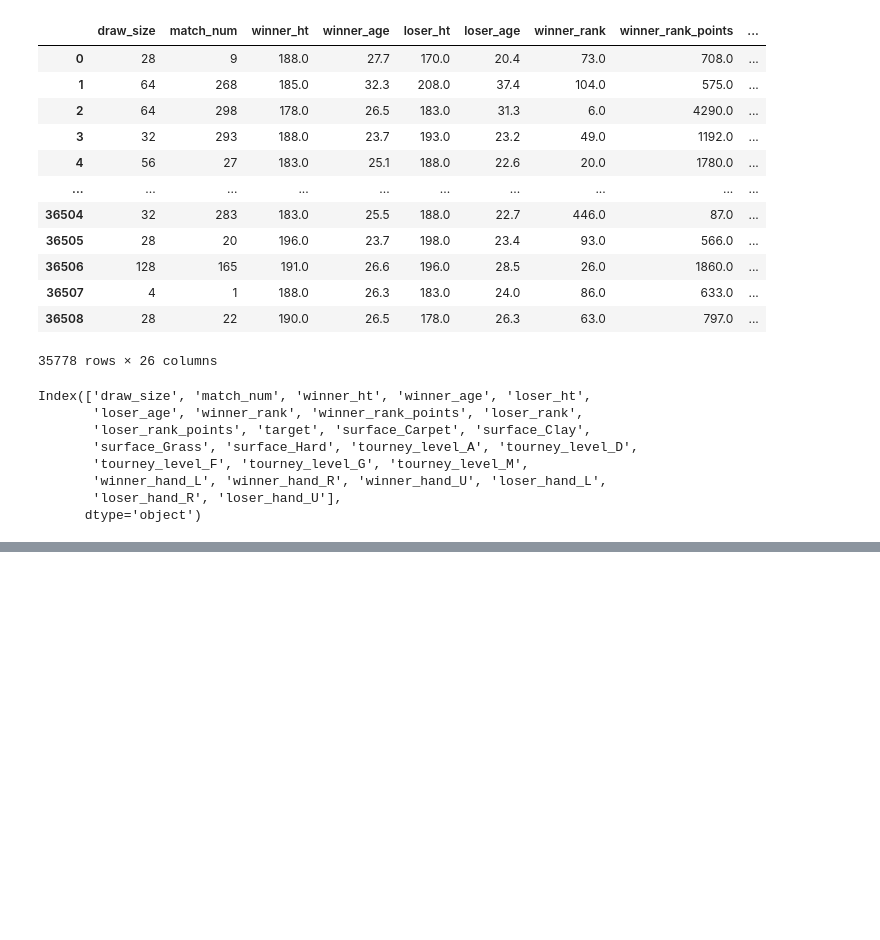
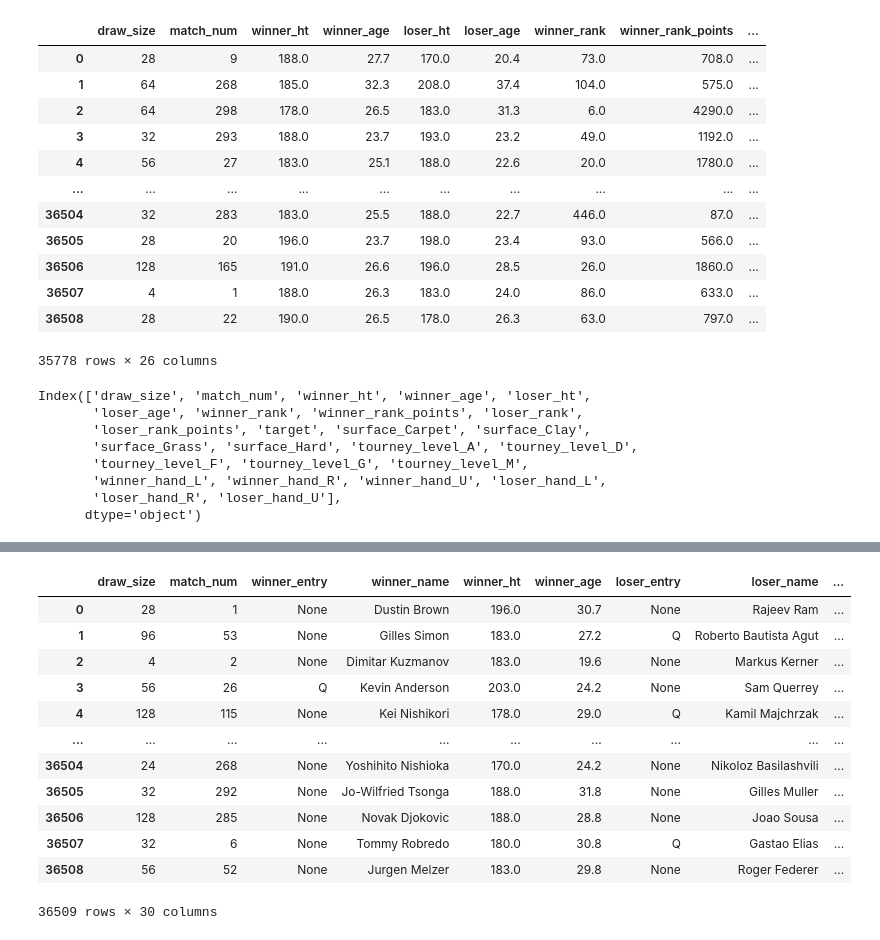
Before and after one commit to NazarPolishchuk7/Tennis_Match_Prediction, a Jupyter notebook: notebooks/data_preprocessing.ipynb, the cells around one changed output, grey strips where cells are left out. Cells and saved outputs as stored; diff of their text form; code cells hidden in the pictures; blank space fills up the shorter version.

```diff
--- a/notebooks/data_preprocessing.ipynb
+++ b/notebooks/data_preprocessing.ipynb
@@ -669,0 +782,16 @@ train.to_csv('C:/Users/nazar/Tennis_Match_Prediction/data/processed_data/simple_
+# %%
+train
+# %% [output]
+|  | draw_size | match_num | winner_entry | winner_name | winner_ht | winner_age | loser_entry | loser_name | ... |
+| 0 | 28 | 1 | None | Dustin Brown | 196.0 | 30.7 | None | Rajeev Ram | ... |
+| 1 | 96 | 53 | None | Gilles Simon | 183.0 | 27.2 | Q | Roberto Bautista Agut | ... |
+| 2 | 4 | 2 | None | Dimitar Kuzmanov | 183.0 | 19.6 | None | Markus Kerner | ... |
+| 3 | 56 | 26 | Q | Kevin Anderson | 203.0 | 24.2 | None | Sam Querrey | ... |
+| 4 | 128 | 115 | None | Kei Nishikori | 178.0 | 29.0 | Q | Kamil Majchrzak | ... |
+| ... | ... | ... | ... | ... | ... | ... | ... | ... | ... |
+| 36504 | 24 | 268 | None | Yoshihito Nishioka | 170.0 | 24.2 | None | Nikoloz Basilashvili | ... |
+| 36505 | 32 | 292 | None | Jo-Wilfried Tsonga | 188.0 | 31.8 | None | Gilles Muller | ... |
+| 36506 | 128 | 285 | None | Novak Djokovic | 188.0 | 28.8 | None | Joao Sousa | ... |
+| 36507 | 32 | 6 | None | Tommy Robredo | 180.0 | 30.8 | Q | Gastao Elias | ... |
+| 36508 | 56 | 52 | None | Jurgen Melzer | 183.0 | 29.8 | None | Roger Federer | ... |
+36509 rows × 30 columns
```
Also changed, not shown: parts of 26 cells of this notebook, 1 other file.
